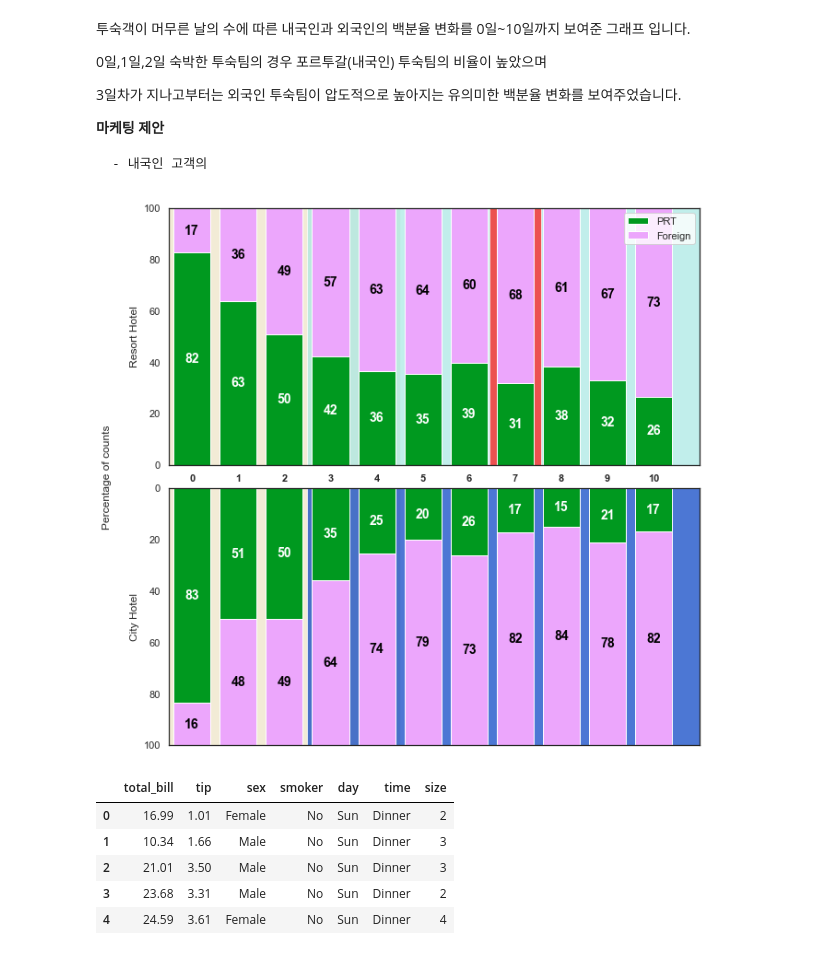
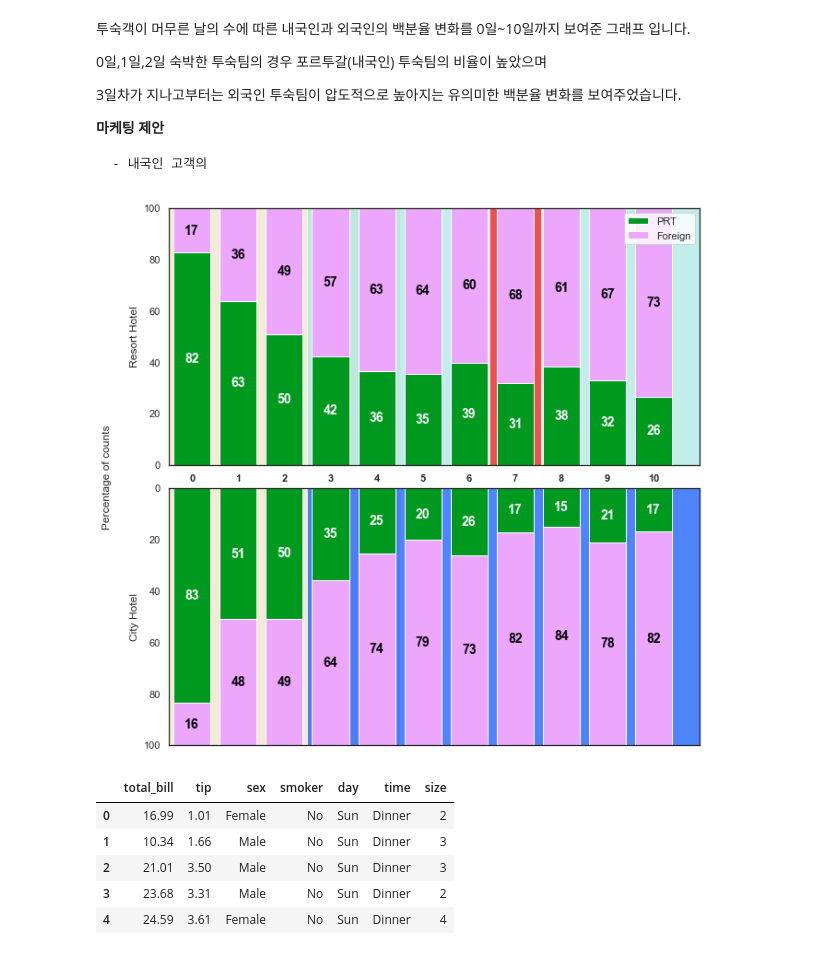
Before and after one commit to ABizCho/py_machineLearning, a Jupyter notebook: Assignment_Group/ML_group_project/ML_group_project_EDA.ipynb, the cells around one changed output. Saved outputs shown, nothing was run; the diff lists cells and outputs as text; code cells hidden in the pictures.

```diff
--- a/Assignment_Group/ML_group_project/ML_group_project_EDA.ipynb
+++ b/Assignment_Group/ML_group_project/ML_group_project_EDA.ipynb
@@ -823,7 +823,7 @@ for r1, r2 in zip(ax1_RH, ax2_RH):
 '''
 ax_back = fig.add_subplot(2,1,2)
 ax_back.axvspan(-0.5, 4.5, facecolor='#ede3c5', alpha=0.7)
-ax_back.axvspan(2.5, 20, facecolor='#003dc2', alpha=0.7)
+ax_back.axvspan(2.5, 20, facecolor='#0550ff', alpha=0.7)
 
 plt_CH = plt.subplot(2,1,2)
 
@@ -833,34 +833,34 @@ ax_back.set_xlim([-0.5,11])
 ax_back.set_ylim([0,100])
 
 # ax_back = fig.add_subplot(2,1,1)
 # ax_back.axvspan(-0.5, 4.5, facecolor='#ede3c5', alpha=0.7)
 # ax_back.axvspan(2.5, 20, facecolor='#a7e7e3', alpha=0.7)
 
 ax1_CH = plt_CH.bar(r, s1_ratio_CH, color=colors[0], edgecolor='white',)
 ax2_CH = plt_CH.bar(r, s2_ratio_CH, bottom=np.array(s1_ratio_CH), color=colors[1], edgecolor='white',)
 
 
 # Custom X axis
 plt.xticks(CH_r, x_totalNights_CH, fontweight='bold')
 plt.yticks([0,20,40,60,80,100])
 plt.xlabel("Stay Nights")
 plt.ylabel("City Hotel")
 
 ax_back.set_xlim([-0.5,11])
 ax_back.set_ylim([100,0])
 
 '''###'''
 
 for r1, r2 in zip(ax1_CH, ax2_CH):
     h1 = r1.get_height()
     h2 = r2.get_height()
 
     plt_CH.text(r1.get_x() + r1.get_width() / 2., h1 / 2., "%d" % h1, ha="center", va="center", color="white", fontsize=14, fontweight="bold")
     plt_CH.text(r2.get_x() + r2.get_width() / 2., h1 + h2 / 2., "%d" % h2, ha="center", va="center", color="blacK", fontsize=14, fontweight="bold")
 
 plt.show()
 # %% [output]
-[figure, old version]
+[figure, new version]
 # %%
 # STACKED BAR PLOT 만드는 법
 # import libraries
```
Also changed, not shown: parts of 2 cells of this notebook.
